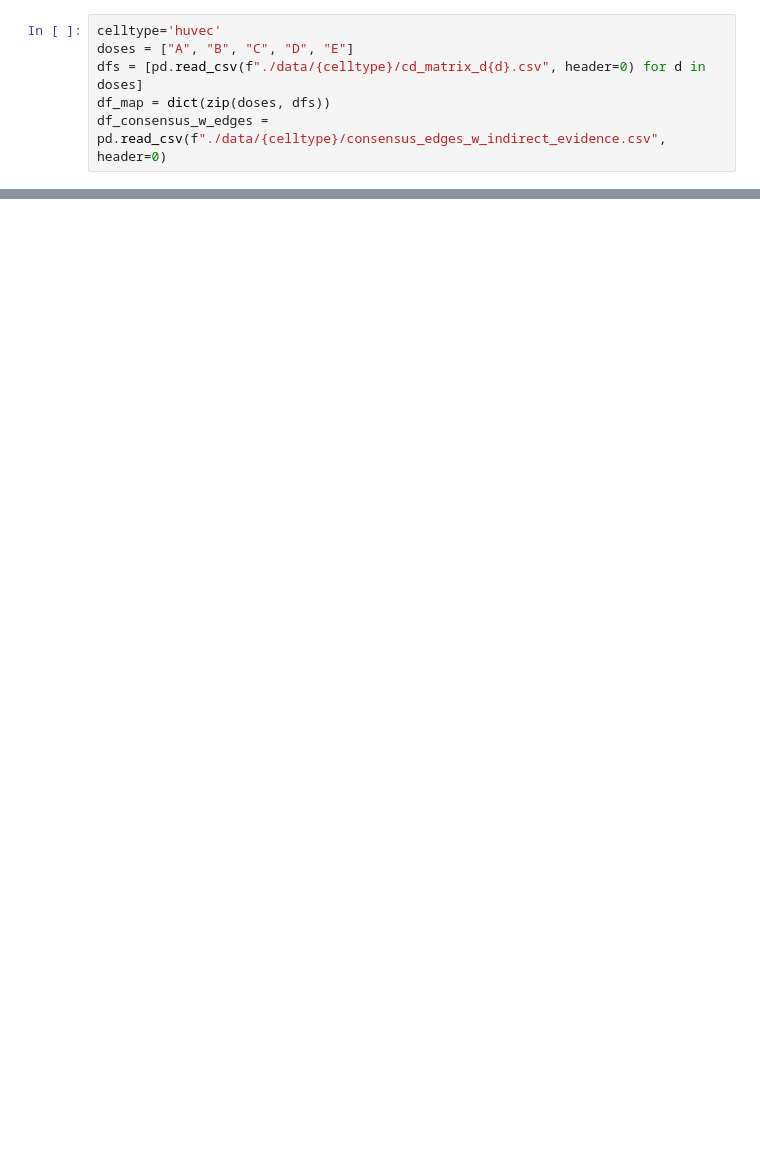
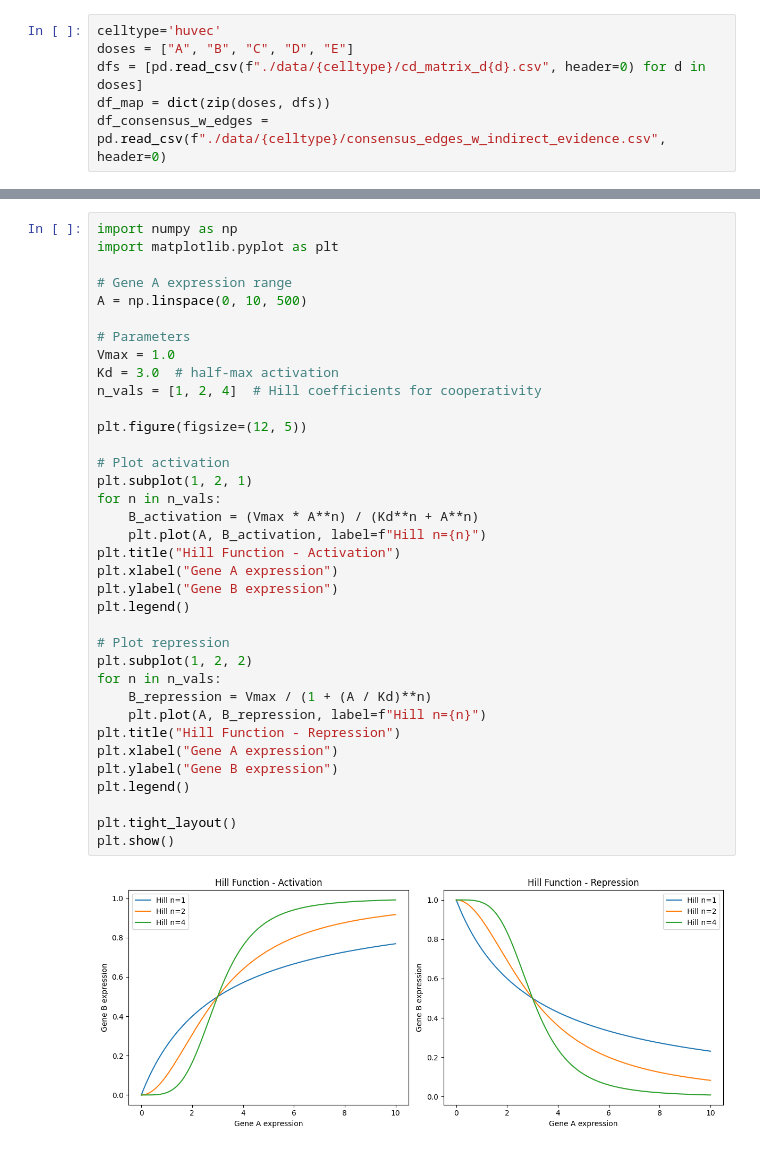
Before and after one commit to shahashka/lucid_cd, a Jupyter notebook: indirect_evidence.ipynb, the cells around one changed output, grey strips where cells are left out. Cells and saved outputs as stored; diff of their text form; blank space fills up the shorter version.

```diff
--- a/indirect_evidence.ipynb
+++ b/indirect_evidence.ipynb
@@ -185,0 +302,38 @@ for ci_test in ci_tests:
+# %%
+import numpy as np
+import matplotlib.pyplot as plt
+
+# Gene A expression range
+A = np.linspace(0, 10, 500)
+
+# Parameters
+Vmax = 1.0
+Kd = 3.0  # half-max activation
+n_vals = [1, 2, 4]  # Hill coefficients for cooperativity
+
+plt.figure(figsize=(12, 5))
+
+# Plot activation
+plt.subplot(1, 2, 1)
+for n in n_vals:
+    B_activation = (Vmax * A**n) / (Kd**n + A**n)
+    plt.plot(A, B_activation, label=f"Hill n={n}")
+plt.title("Hill Function - Activation")
+plt.xlabel("Gene A expression")
+plt.ylabel("Gene B expression")
+plt.legend()
+
+# Plot repression
+plt.subplot(1, 2, 2)
+for n in n_vals:
+    B_repression = Vmax / (1 + (A / Kd)**n)
+    plt.plot(A, B_repression, label=f"Hill n={n}")
+plt.title("Hill Function - Repression")
+plt.xlabel("Gene A expression")
+plt.ylabel("Gene B expression")
+plt.legend()
+
+plt.tight_layout()
+plt.show()
+# %% [output]
+[figure, added]
```
Also changed, not shown: parts of 8 cells of this notebook, 4 other files.
